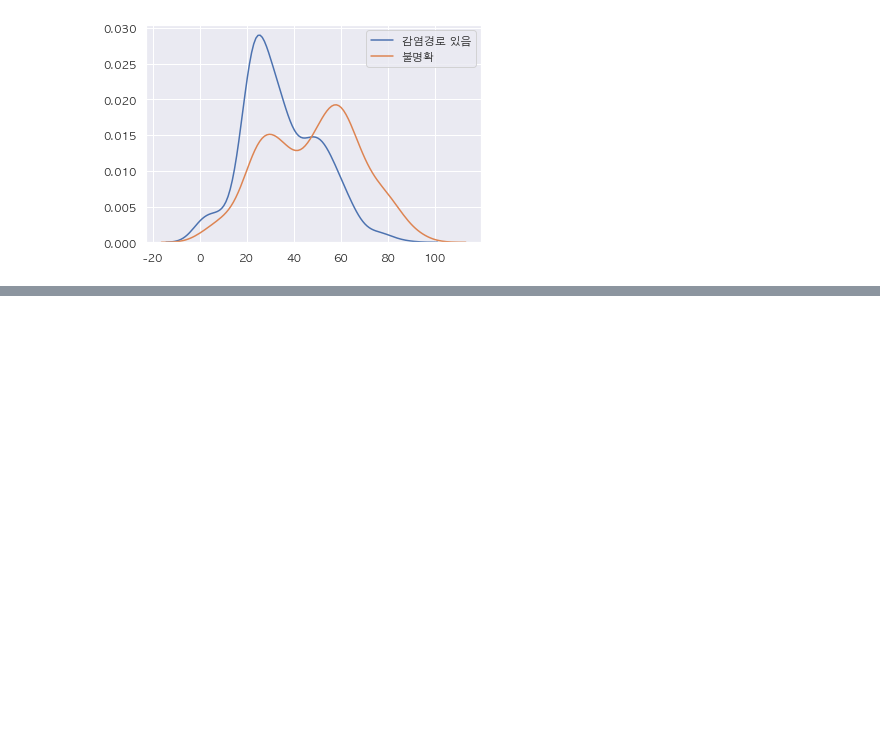
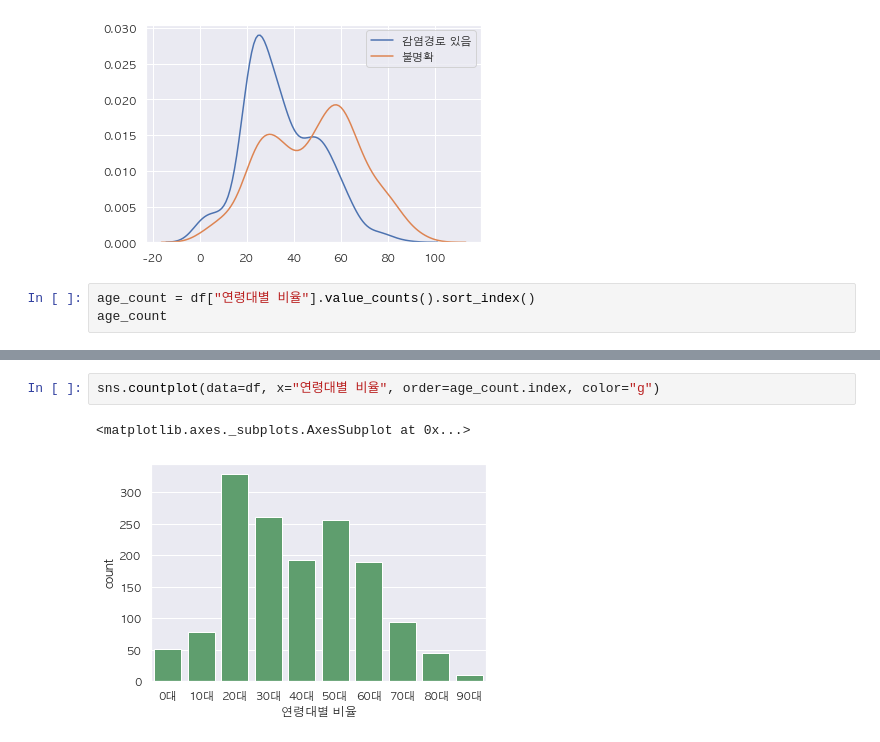
Before and after one commit to corazzon/COVID-19-eda, a Jupyter notebook: covid19-gg.ipynb, the cells around one changed output, grey strips where cells are left out. Saved outputs shown, nothing was run; the diff lists cells and outputs as text; blank space fills up the shorter version.

```diff
--- a/covid19-gg.ipynb
+++ b/covid19-gg.ipynb
@@ -197,3 +197,6 @@ sns.kdeplot(null_age, label="불명확")
 # %% [output]
 <matplotlib.axes._subplots.AxesSubplot at 0x...>
 [figure]
+# %%
+age_count = df["연령대별 비율"].value_counts().sort_index()
+age_count
@@ -199,0 +215,5 @@ sns.kdeplot(null_age, label="불명확")
+# %%
+sns.countplot(data=df, x="연령대별 비율", order=age_count.index, color="g")
+# %% [output]
+<matplotlib.axes._subplots.AxesSubplot at 0x...>
+[figure, added]
```
Also changed, not shown: parts of 3 cells of this notebook.
